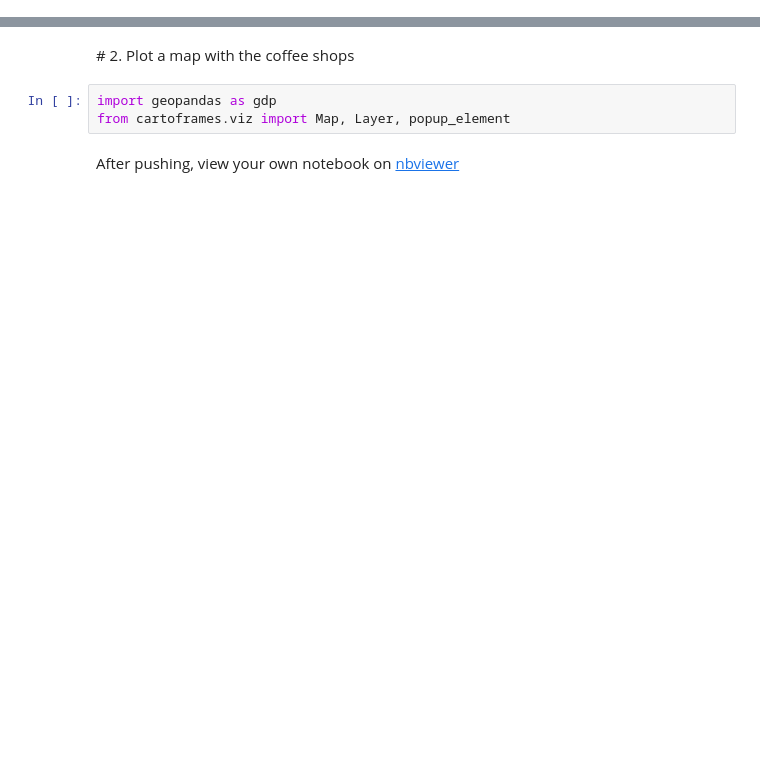
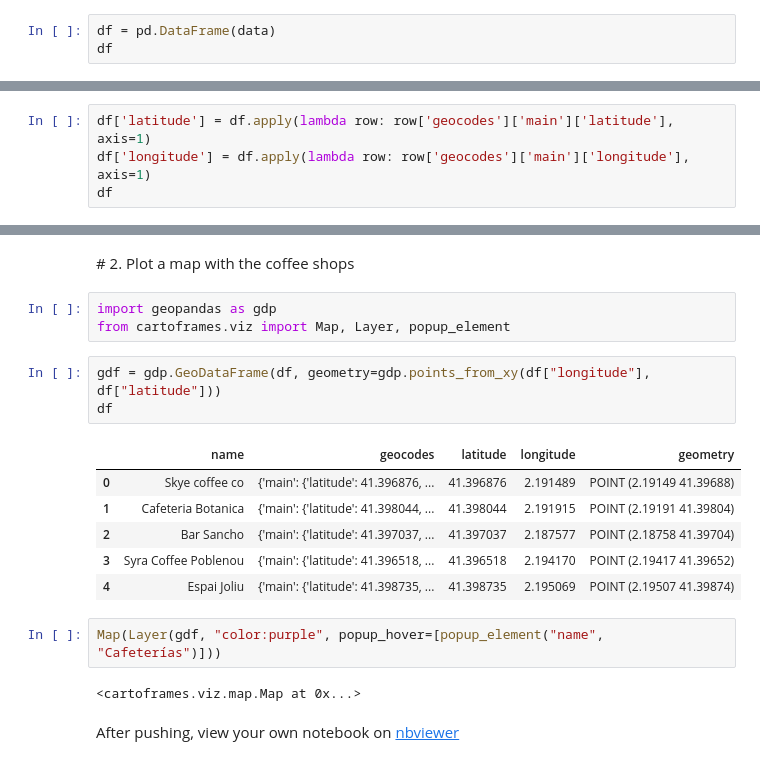
Before and after one commit to Ironhack-data-bcn-january-2023/lab-coffee-shops, a Jupyter notebook: challenge-3.ipynb, the cells around one changed output, grey strips where cells are left out. Drawn from its saved outputs; the diff is of its cells as text; blank space fills up the shorter version.

```diff
--- a/challenge-3.ipynb
+++ b/challenge-3.ipynb
@@ -22,3 +27,6 @@ data
    'roof': {'latitude': 41.396518, 'longitude': 2.19417}},
   '4': {'main': {'latitude': 41.398735, 'longitude': 2.195069},
    'roof': {'latitude': 41.398735, 'longitude': 2.195069}}}}
+# %%
+df = pd.DataFrame(data)
+df
@@ -24,0 +40,4 @@ data
+# %%
+df['latitude'] = df.apply(lambda row: row['geocodes']['main']['latitude'], axis=1)
+df['longitude'] = df.apply(lambda row: row['geocodes']['main']['longitude'], axis=1)
+df
@@ -27,5 +53,19 @@ data
 # %%
 import geopandas as gdp
 from cartoframes.viz import Map, Layer, popup_element
+# %%
+gdf = gdp.GeoDataFrame(df, geometry=gdp.points_from_xy(df["longitude"], df["latitude"]))
+df
+# %% [output]
+|  | name | geocodes | latitude | longitude | geometry |
+| 0 | Skye coffee co | {'main': {'latitude': 41.396876, ... | 41.396876 | 2.191489 | POINT (2.19149 41.39688) |
+| 1 | Cafeteria Botanica | {'main': {'latitude': 41.398044, ... | 41.398044 | 2.191915 | POINT (2.19191 41.39804) |
+| 2 | Bar Sancho | {'main': {'latitude': 41.397037, ... | 41.397037 | 2.187577 | POINT (2.18758 41.39704) |
+| 3 | Syra Coffee Poblenou | {'main': {'latitude': 41.396518, ... | 41.396518 | 2.194170 | POINT (2.19417 41.39652) |
+| 4 | Espai Joliu | {'main': {'latitude': 41.398735, ... | 41.398735 | 2.195069 | POINT (2.19507 41.39874) |
+# %%
+Map(Layer(gdf, "color:purple", popup_hover=[popup_element("name", "Cafeterías")]))
+# %% [output]
+<cartoframes.viz.map.Map at 0x...>
 # %% [markdown]
 After pushing, view your own notebook on [nbviewer](https://nbviewer.org/)
```
Also changed, not shown: parts of 3 cells of this notebook, 1 other file.
